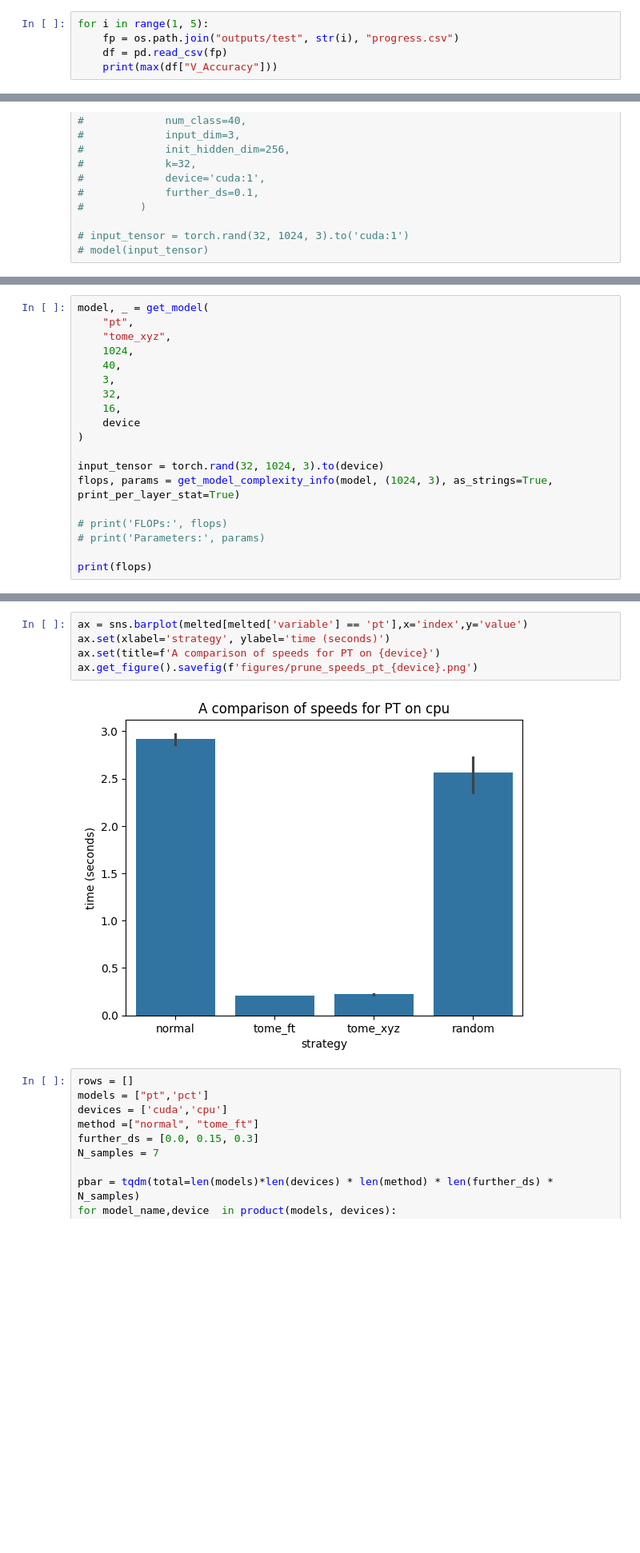
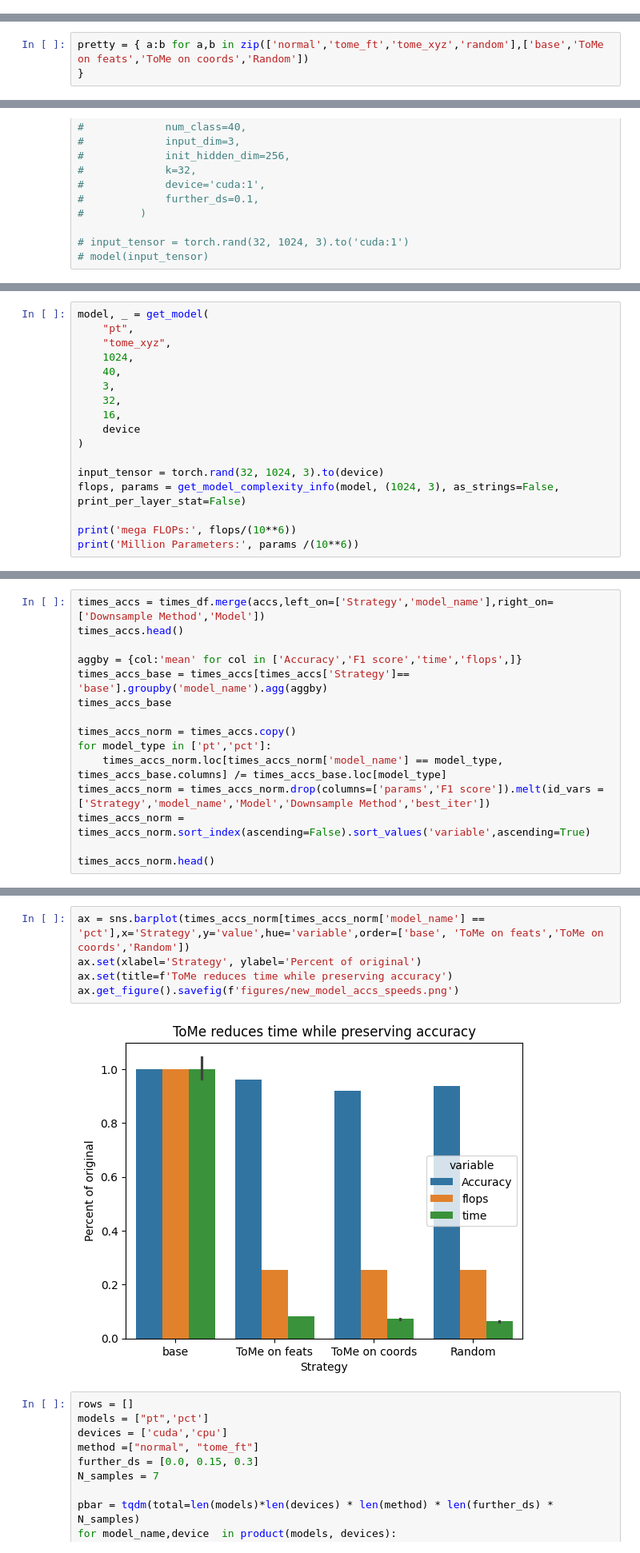
Before and after one commit to mehardsingh/point-transformer-cardinality-reduction, a Jupyter notebook: best_accs.ipynb, the cells around one changed output, grey strips where cells are left out. Shown at 80% size. Saved outputs shown, nothing was run; the diff lists cells and outputs as text; blank space fills up the shorter version.

Commit message:
updated figures

```diff
--- a/best_accs.ipynb
+++ b/best_accs.ipynb
@@ -18,8 +19,3 @@ from src.models.pct.point_transformer_cls import get_model as get_pct, get_loss
 from src.models.pt.model import get_model as get_pt, get_loss as get_pt_loss
 
 # sys.path.append('src')
-# %%
-for i in range(1, 5):
-    fp = os.path.join("outputs/test", str(i), "progress.csv")
-    df = pd.read_csv(fp)
-    print(max(df["V_Accuracy"]))
@@ -30,0 +22,3 @@ nan
+# %%
+pretty = { a:b for a,b in zip(['normal','tome_ft','tome_xyz','random'],['base','ToMe on feats','ToMe on coords','Random'])
+}
@@ -112,10 +136,8 @@ model, _ = get_model(
 )
 
 input_tensor = torch.rand(32, 1024, 3).to(device)
-flops, params = get_model_complexity_info(model, (1024, 3), as_strings=True, print_per_layer_stat=True)
+flops, params = get_model_complexity_info(model, (1024, 3), as_strings=False, print_per_layer_stat=False)
 
-# print('FLOPs:', flops)
-# print('Parameters:', params)
-
-print(flops)
+print('mega FLOPs:', flops/(10**6))
+print('Million Parameters:', params /(10**6))
 # %% [output]
@@ -185,0 +205,15 @@ ax.get_figure().savefig(f'figures/prune_speeds_pct_{device}.png')
+# %%
+times_accs = times_df.merge(accs,left_on=['Strategy','model_name'],right_on=['Downsample Method','Model'])
+times_accs.head()
+
+aggby = {col:'mean' for col in ['Accuracy','F1 score','time','flops',]}
+times_accs_base = times_accs[times_accs['Strategy']== 'base'].groupby('model_name').agg(aggby)
+times_accs_base
+
+times_accs_norm = times_accs.copy()
+for model_type in ['pt','pct']:
+    times_accs_norm.loc[times_accs_norm['model_name'] == model_type, times_accs_base.columns] /= times_accs_base.loc[model_type]
+times_accs_norm = times_accs_norm.drop(columns=['params','F1 score']).melt(id_vars = ['Strategy','model_name','Model','Downsample Method','best_iter'])
+times_accs_norm = times_accs_norm.sort_index(ascending=False).sort_values('variable',ascending=True)
+
+times_accs_norm.head()
@@ -186,10 +232,10 @@ ax.get_figure().savefig(f'figures/prune_speeds_pct_{device}.png')
 # %%
-ax = sns.barplot(melted[melted['variable'] == 'pt'],x='index',y='value')
-ax.set(xlabel='strategy', ylabel='time (seconds)')
-ax.set(title=f'A comparison of speeds for PT on {device}')
-ax.get_figure().savefig(f'figures/prune_speeds_pt_{device}.png')
+ax = sns.barplot(times_accs_norm[times_accs_norm['model_name'] == 'pct'],x='Strategy',y='value',hue='variable',order=['base', 'ToMe on feats','ToMe on coords','Random'])
+ax.set(xlabel='Strategy', ylabel='Percent of original')
+ax.set(title=f'ToMe reduces time while preserving accuracy')
+ax.get_figure().savefig(f'figures/new_model_accs_speeds.png')
 # %% [output]
-[figure, old version]
+[figure, new version]
 # %%
 rows = []
 models = ["pt",'pct']
```
Also changed, not shown: parts of 10 cells of this notebook, 12 other files.
